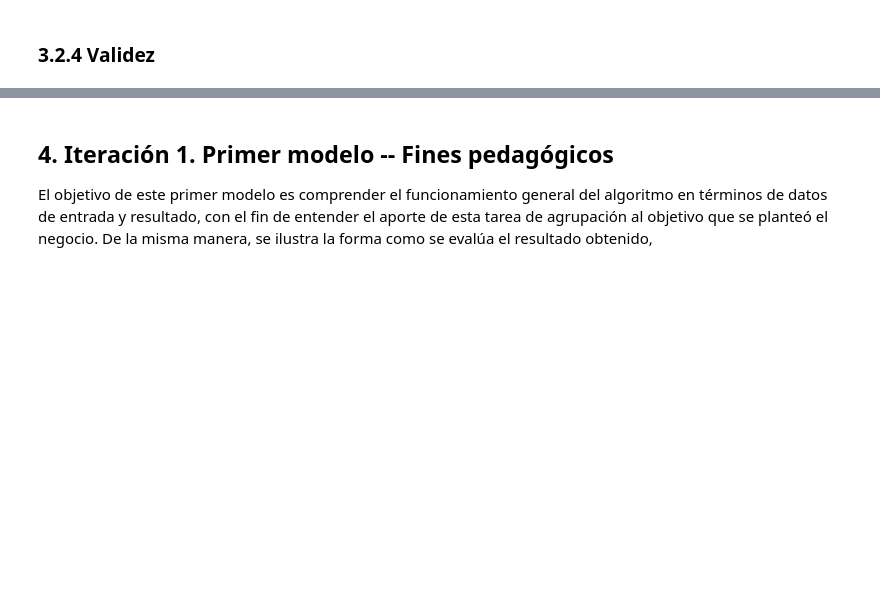
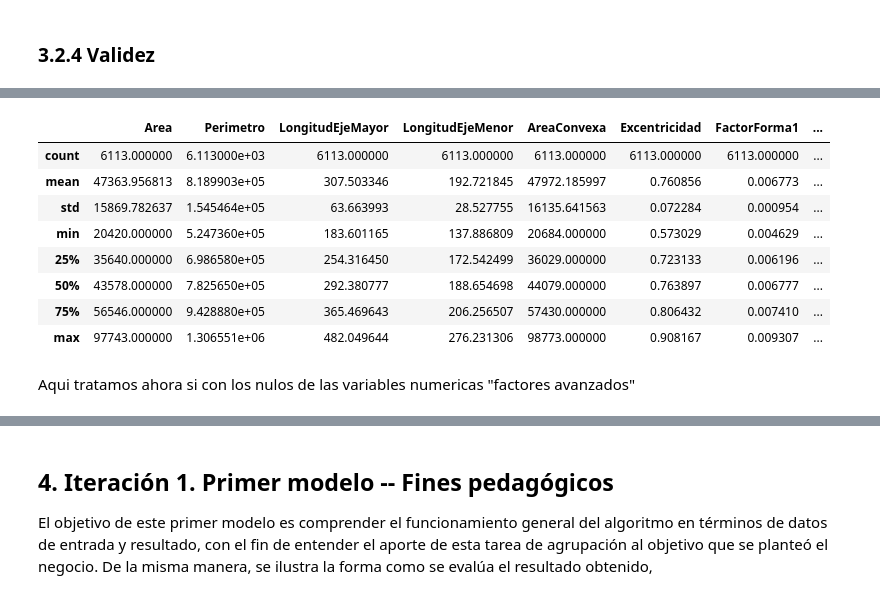
Before and after one commit to renegade93/business-intelligence-2025-2, a Jupyter notebook: laboratorio-2/Agrupacion_senecafe_alpes.ipynb, the cells around one changed output, grey strips where cells are left out. Saved outputs shown, nothing was run; the diff lists cells and outputs as text; code cells hidden in the pictures; blank space fills up the shorter version.

```diff
--- a/laboratorio-2/Agrupacion_senecafe_alpes.ipynb
+++ b/laboratorio-2/Agrupacion_senecafe_alpes.ipynb
@@ -335,0 +446,44 @@ Observamos que todas las filas compartidas tienen como tipo de vehículo bicicle
+# %%
+rangos = {
+    "Area": (1, np.inf),                   # >= 1
+    "Perimetro": (0, np.inf),              # > 0
+    "LongitudEjeMayor": (0, np.inf),       # > 0
+    "LongitudEjeMenor": (0, np.inf),       # > 0
+    "AreaConvexa": (1, np.inf),            # >= 1
+    "Excentricidad": (0, 1),               # [0, 1]
+}
+
+def eliminar_outliers_iqr(df, cols, k=1.5):
+    df_filtrado = df.copy()
+    for col in cols:
+        if col in df.columns:
+            Q1 = df[col].quantile(0.25)
+            Q3 = df[col].quantile(0.75)
+            IQR = Q3 - Q1
+            lower = Q1 - k * IQR
+            upper = Q3 + k * IQR
+            df_filtrado = df_filtrado[(df_filtrado[col] >= lower) & (df_filtrado[col] <= upper)]
+    return df_filtrado
+
+
+df_cafe = eliminar_outliers_iqr(df_cafe, columnas_numericas)
+
+
+# --- Aplicación de reglas ---
+for col, (min_val, max_val) in rangos.items():
+    if col in df_cafe.columns:
+        df_cafe = df_cafe[(df_cafe[col] >= min_val) & (df_cafe[col] <= max_val)]
+# %%
+df_cafe.describe()
+# %% [output]
+|  | Area | Perimetro | LongitudEjeMayor | LongitudEjeMenor | AreaConvexa | Excentricidad | FactorForma1 | ... |
+| count | 6113.000000 | 6.113000e+03 | 6113.000000 | 6113.000000 | 6113.000000 | 6113.000000 | 6113.000000 | ... |
+| mean | 47363.956813 | 8.189903e+05 | 307.503346 | 192.721845 | 47972.185997 | 0.760856 | 0.006773 | ... |
+| std | 15869.782637 | 1.545464e+05 | 63.663993 | 28.527755 | 16135.641563 | 0.072284 | 0.000954 | ... |
+| min | 20420.000000 | 5.247360e+05 | 183.601165 | 137.886809 | 20684.000000 | 0.573029 | 0.004629 | ... |
+| 25% | 35640.000000 | 6.986580e+05 | 254.316450 | 172.542499 | 36029.000000 | 0.723133 | 0.006196 | ... |
+| 50% | 43578.000000 | 7.825650e+05 | 292.380777 | 188.654698 | 44079.000000 | 0.763897 | 0.006777 | ... |
+| 75% | 56546.000000 | 9.428880e+05 | 365.469643 | 206.256507 | 57430.000000 | 0.806432 | 0.007410 | ... |
+| max | 97743.000000 | 1.306551e+06 | 482.049644 | 276.231306 | 98773.000000 | 0.908167 | 0.009307 | ... |
+# %% [markdown]
+Aqui tratamos ahora si con los nulos de las variables numericas "factores avanzados"
```
Also changed, not shown: parts of 38 cells of this notebook, 1 other file.
